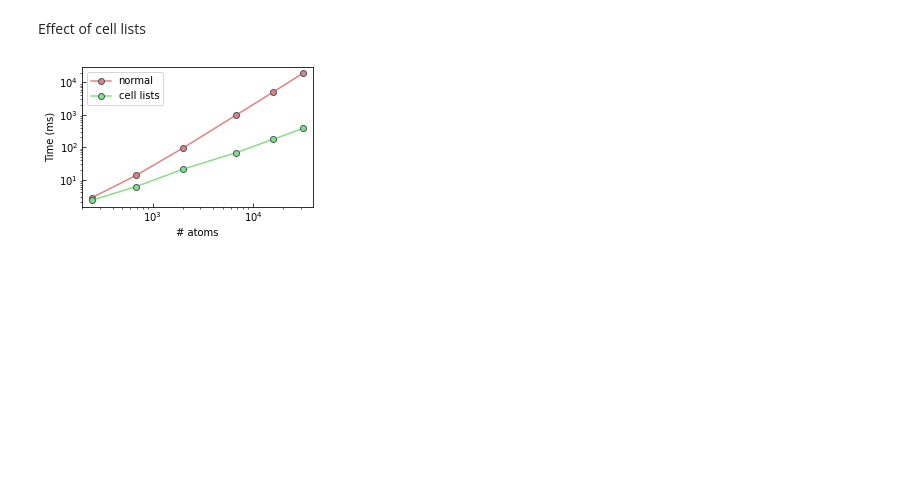
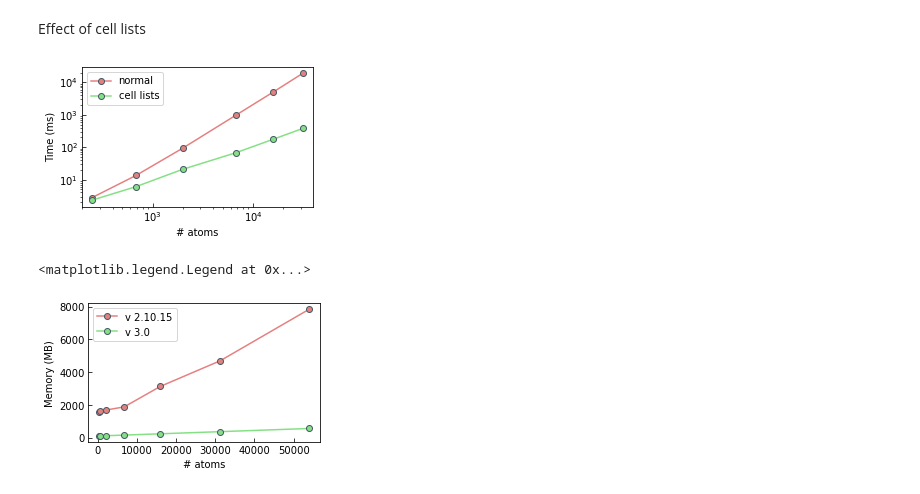
Before and after one commit to pyscal/pyscal, a Jupyter notebook: neighbor_data.ipynb, the cells around one changed output. Cells and saved outputs as stored; diff of their text form; code cells hidden in the pictures; blank space fills up the shorter version.

```diff
--- a/neighbor_data.ipynb
+++ b/neighbor_data.ipynb
@@ -52,3 +52,24 @@ mlt[0,0].set_yscale('log')
 mlt[0,0].set_xscale('log')
 # %% [output]
 [figure]
+# %%
+natoms = [250, 686, 2000, 6750,
+         16000, 31250, 54000]
+
+p2 = [1587, 1612, 1686, 1882, 3133, 4692, 7837]
+
+p3 = [110, 112, 123, 163, 242, 372, 566]
+# %%
+mlt = Multiplot(width=300)
+mlt[0,0].plot(natoms, p2, 'o-', color=accent["pred"],
+              markeredgecolor=accent["lgrey"], label='v 2.10.15')
+mlt[0,0].plot(natoms, p3, 'o-', color=accent["pgreen"],
+             markeredgecolor=accent["lgrey"], label='v 3.0')
+mlt[0,0].set_xlabel("# atoms")
+mlt[0,0].set_ylabel("Memory (MB)")
+mlt[0,0].legend()
+#mlt[0,0].set_yscale('log')
+#mlt[0,0].set_xscale('log')
+# %% [output]
+<matplotlib.legend.Legend at 0x...>
+[figure, added]
```
Also changed, not shown: 5 other files.
